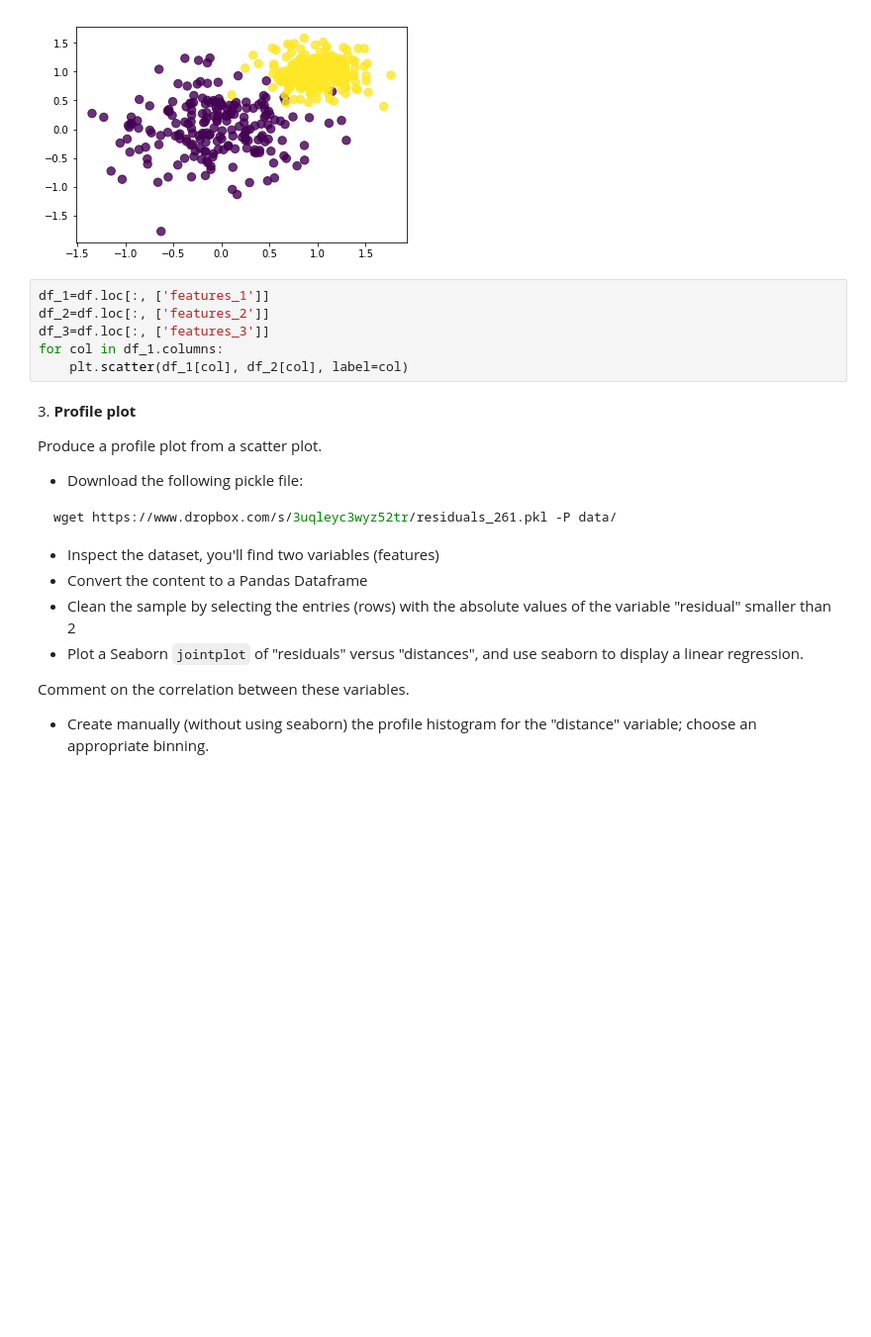
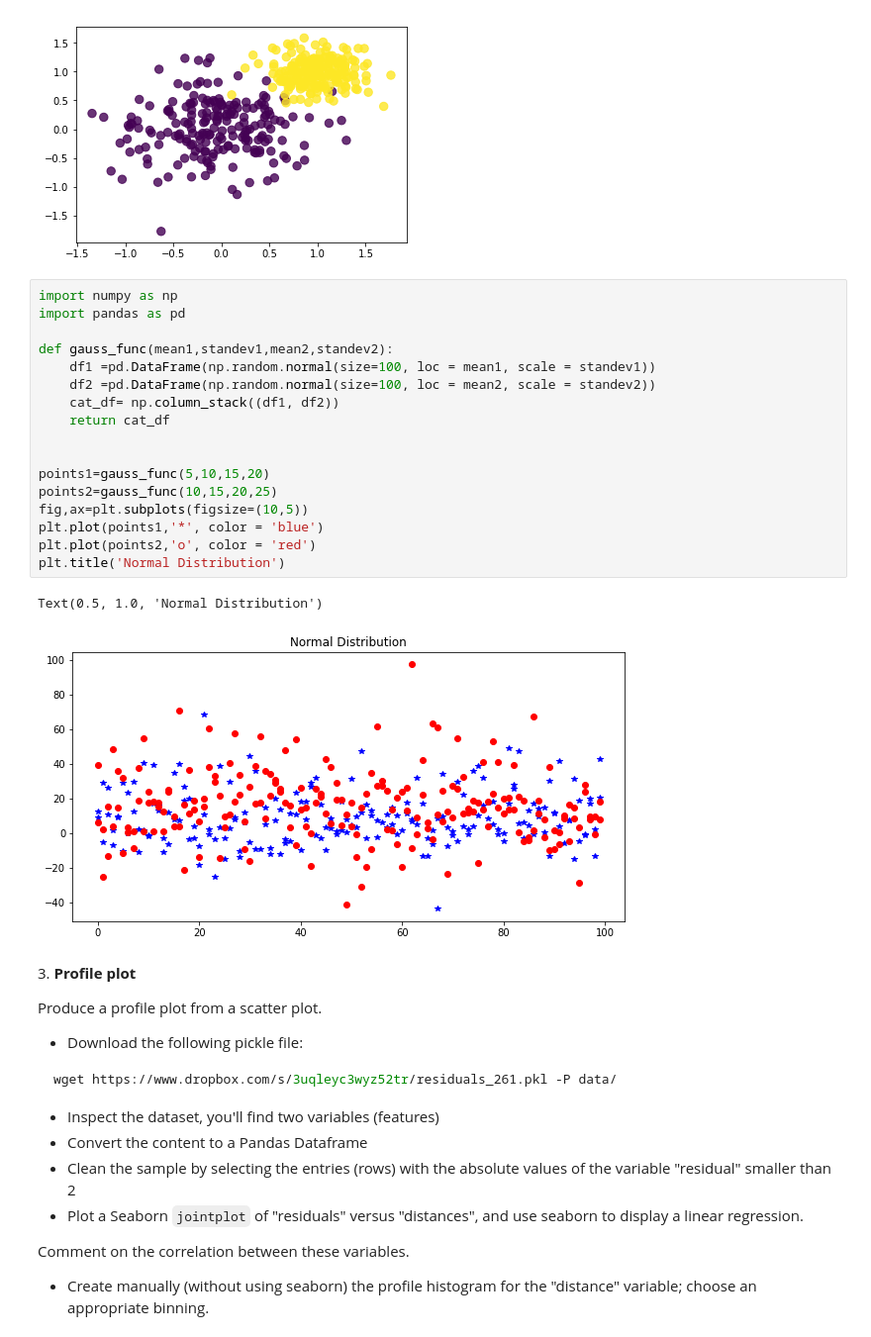
Before and after one commit to zucchett/ScientificComputingWithPython2022, a Jupyter notebook: 07ex_visualization.ipynb, the cells around one changed output. Shown at 99% size. Saved outputs shown, nothing was run; the diff lists cells and outputs as text; blank space fills up the shorter version.

```diff
--- a/07ex_visualization.ipynb
+++ b/07ex_visualization.ipynb
@@ -74,12 +74,26 @@ from IPython.display import Image
 Image('images/two_categories_scatter_plot.png')
 # %% [output]
 [figure]
-# %%
-df_1=df.loc[:, ['features_1']]
-df_2=df.loc[:, ['features_2']]
-df_3=df.loc[:, ['features_3']]
-for col in df_1.columns:
-    plt.scatter(df_1[col], df_2[col], label=col)
+# %%
+import numpy as np
+import pandas as pd
+
+def gauss_func(mean1,standev1,mean2,standev2):
+    df1 =pd.DataFrame(np.random.normal(size=100, loc = mean1, scale = standev1))
+    df2 =pd.DataFrame(np.random.normal(size=100, loc = mean2, scale = standev2))
+    cat_df= np.column_stack((df1, df2))
+    return cat_df
+
+
+points1=gauss_func(5,10,15,20)
+points2=gauss_func(10,15,20,25)
+fig,ax=plt.subplots(figsize=(10,5))
+plt.plot(points1,'*', color = 'blue')
+plt.plot(points2,'o', color = 'red')
+plt.title('Normal Distribution')
+# %% [output]
+Text(0.5, 1.0, 'Normal Distribution')
+[figure, added]
 # %% [markdown]
 3\. **Profile plot**
 
```
Also changed, not shown: parts of 3 cells of this notebook.
